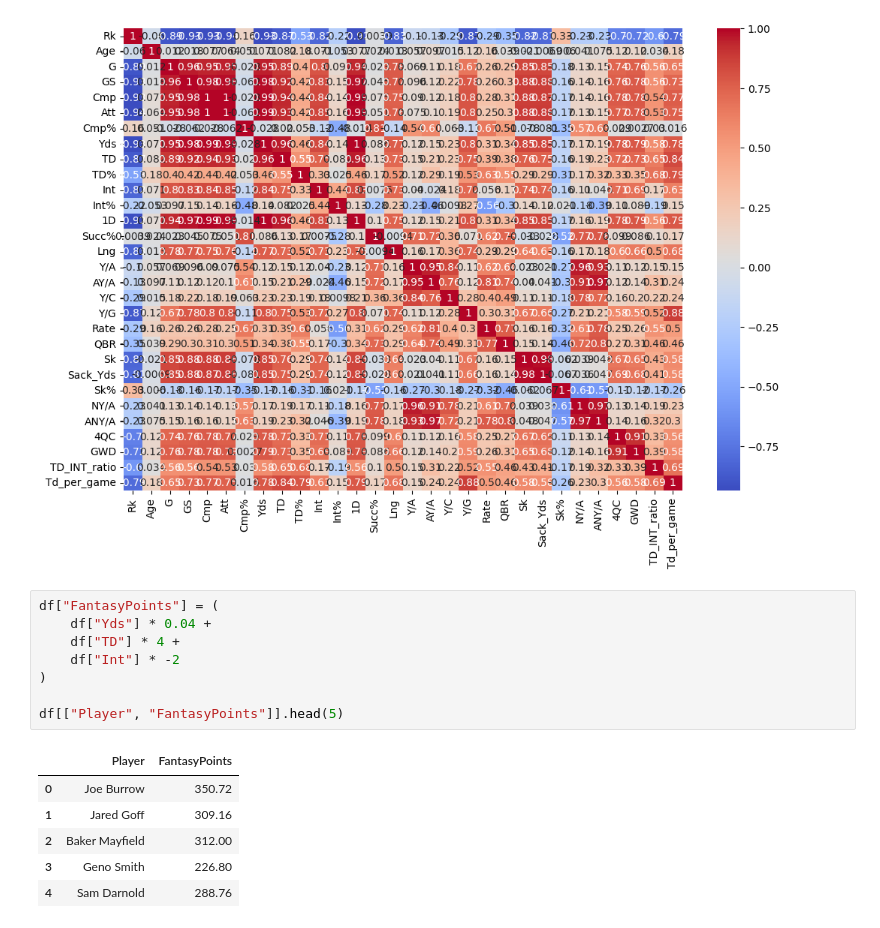
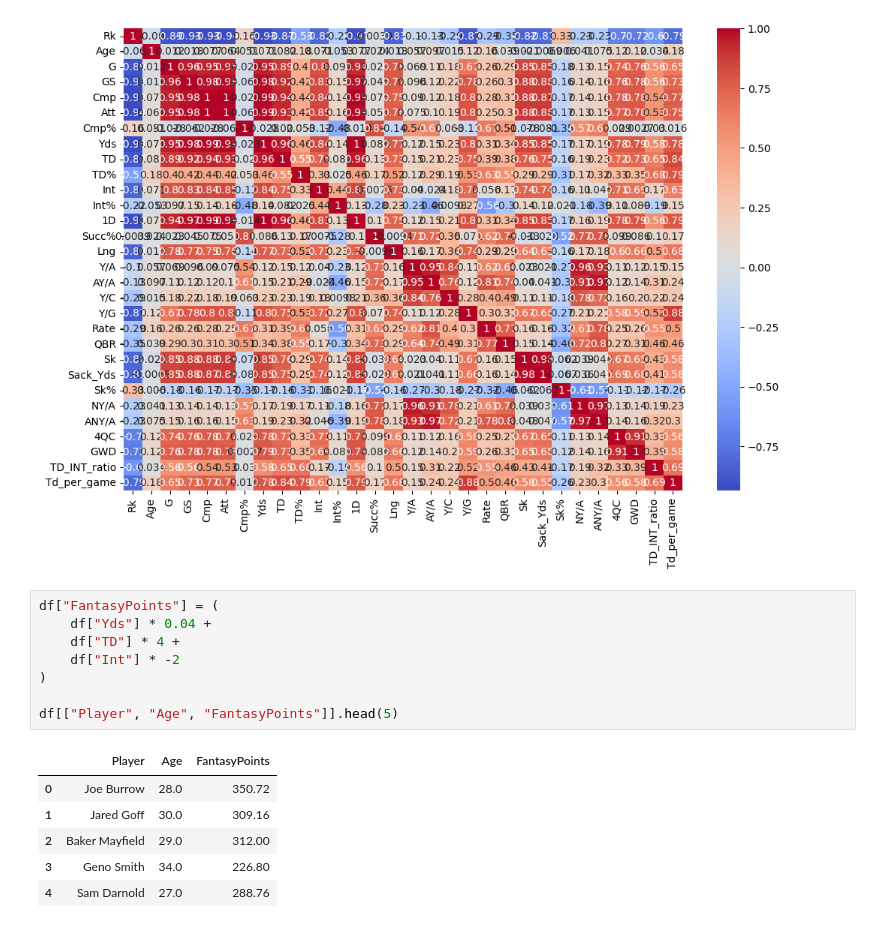
Before and after one commit to BeimnetA/nfl-performance-predictor, a Jupyter notebook: notebooks/exploration.ipynb, the cells around one changed output. Cells and saved outputs as stored; diff of their text form.

```diff
--- a/notebooks/exploration.ipynb
+++ b/notebooks/exploration.ipynb
@@ -200,15 +200,15 @@ plt.show()
 # %%
 df["FantasyPoints"] = (
     df["Yds"] * 0.04 +
     df["TD"] * 4 +
     df["Int"] * -2
 )
 
-df[["Player", "FantasyPoints"]].head(5)
+df[["Player", "Age", "FantasyPoints"]].head(5)
 # %% [output]
-|  | Player | FantasyPoints |
-| 0 | Joe Burrow | 350.72 |
-| 1 | Jared Goff | 309.16 |
-| 2 | Baker Mayfield | 312.00 |
-| 3 | Geno Smith | 226.80 |
-| 4 | Sam Darnold | 288.76 |
+|  | Player | Age | FantasyPoints |
+| 0 | Joe Burrow | 28.0 | 350.72 |
+| 1 | Jared Goff | 30.0 | 309.16 |
+| 2 | Baker Mayfield | 29.0 | 312.00 |
+| 3 | Geno Smith | 34.0 | 226.80 |
+| 4 | Sam Darnold | 27.0 | 288.76 |
```
Also changed, not shown: 1 other file.
